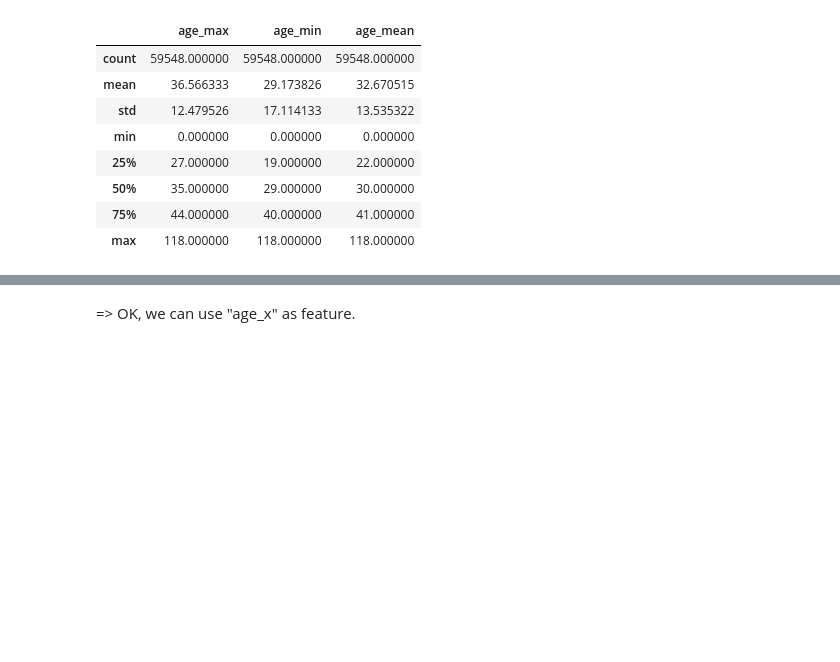
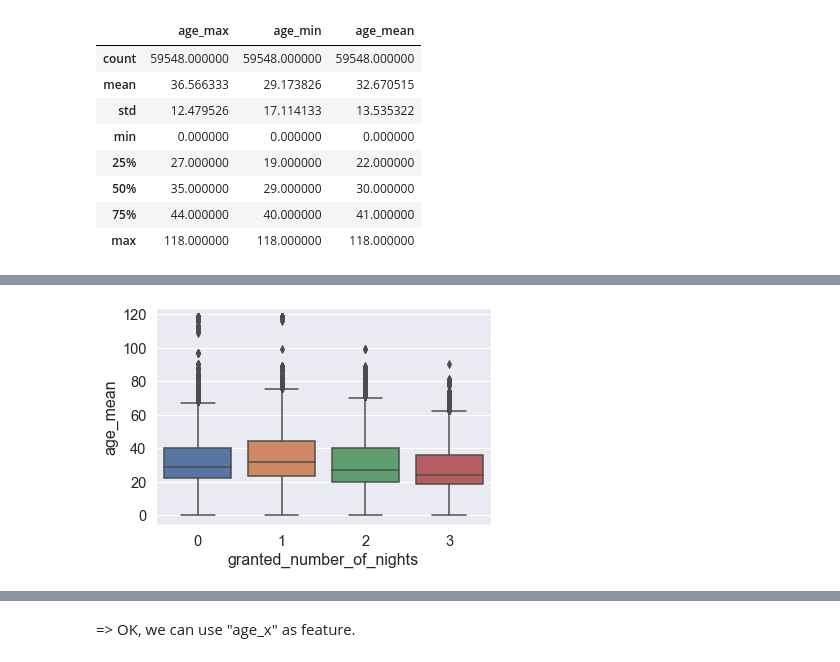
Before and after one commit to jeugregg/data-science-test, a Jupyter notebook: 01_Exploration_Data.ipynb, the cells around one changed output, grey strips where cells are left out. Saved outputs shown, nothing was run; the diff lists cells and outputs as text; code cells hidden in the pictures; blank space fills up the shorter version.

```diff
--- a/01_Exploration_Data.ipynb
+++ b/01_Exploration_Data.ipynb
@@ -2475,3 +2608,8 @@ df_test.head().T
 | age_mean | 25.5 | 18 | 24 | 14 | 24 |
 # %%
 requests_test = df_test.copy()
+# %%
+ax = sns.boxplot(x="granted_number_of_nights", y="age_mean",
+                 data=requests_train)
+# %% [output]
+[figure, added]
```
Also changed, not shown: parts of 121 cells of this notebook, 3 other files.
